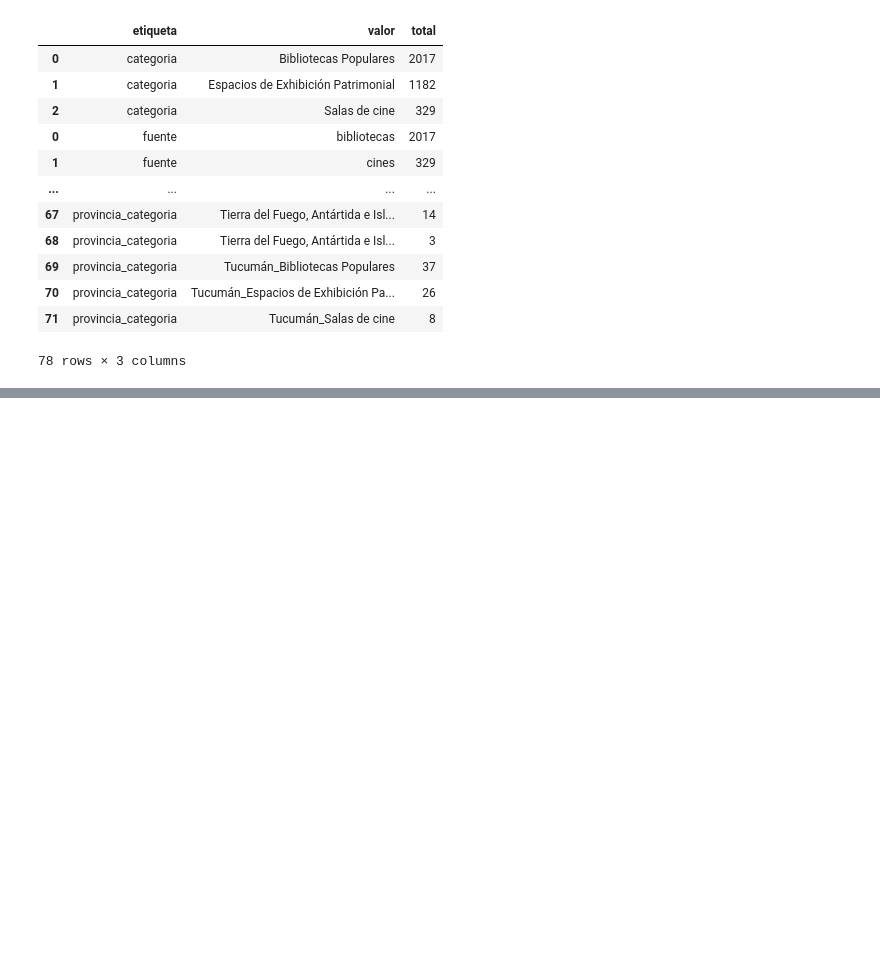
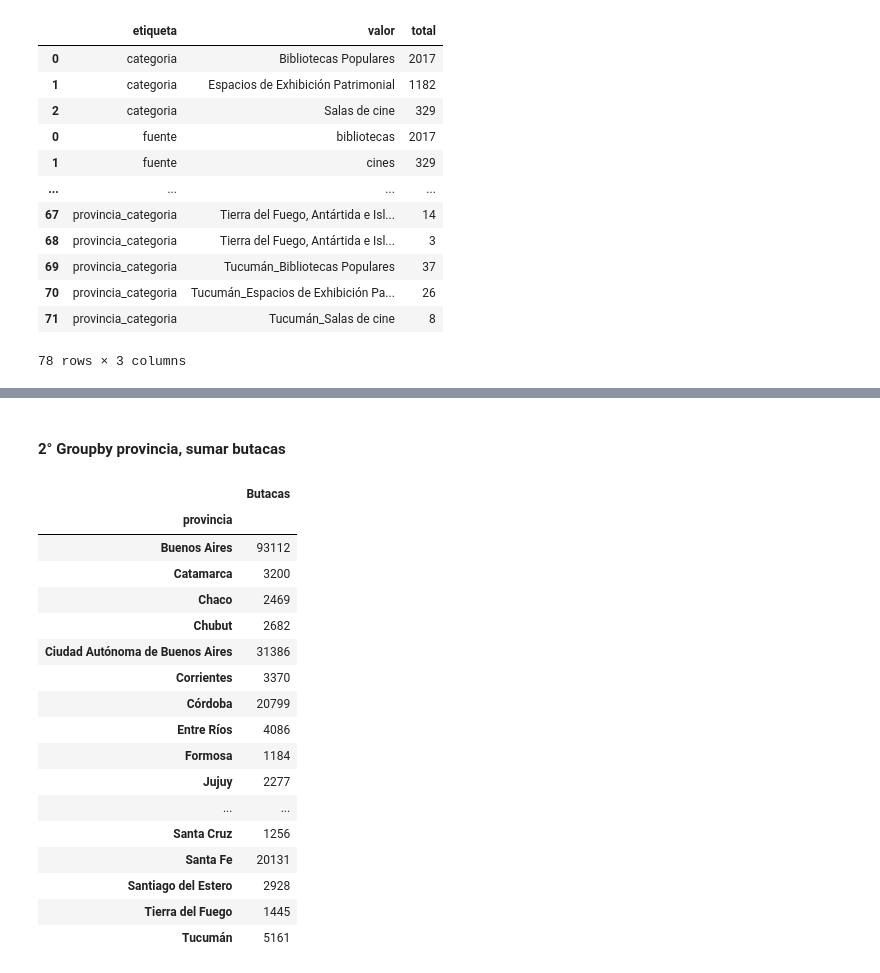
Before and after one commit to gonzalezgbr/challenge_alkemy_python, a Jupyter notebook: arculturaletl/notebooks/explore.ipynb, the cells around one changed output, grey strips where cells are left out. Cells and saved outputs as stored; diff of their text form; code cells hidden in the pictures; blank space fills up the shorter version.

```diff
--- a/arculturaletl/notebooks/explore.ipynb
+++ b/arculturaletl/notebooks/explore.ipynb
@@ -524,0 +624,26 @@ df_summary
+# %% [markdown]
+#### 2° Groupby provincia, sumar butacas
+# %%
+# Cantidad de butacas por provincia
+df_butacas = cines_df[['Butacas', 'provincia']].groupby('provincia').sum()
+
+df_butacas
+# %% [output]
+|  | Butacas |
+| provincia |  |
+| Buenos Aires | 93112 |
+| Catamarca | 3200 |
+| Chaco | 2469 |
+| Chubut | 2682 |
+| Ciudad Autónoma de Buenos Aires | 31386 |
+| Corrientes | 3370 |
+| Córdoba | 20799 |
+| Entre Ríos | 4086 |
+| Formosa | 1184 |
+| Jujuy | 2277 |
+| ... | ... |
+| Santa Cruz | 1256 |
+| Santa Fe | 20131 |
+| Santiago del Estero | 2928 |
+| Tierra del Fuego | 1445 |
+| Tucumán | 5161 |
```
Also changed, not shown: parts of 13 cells of this notebook.
